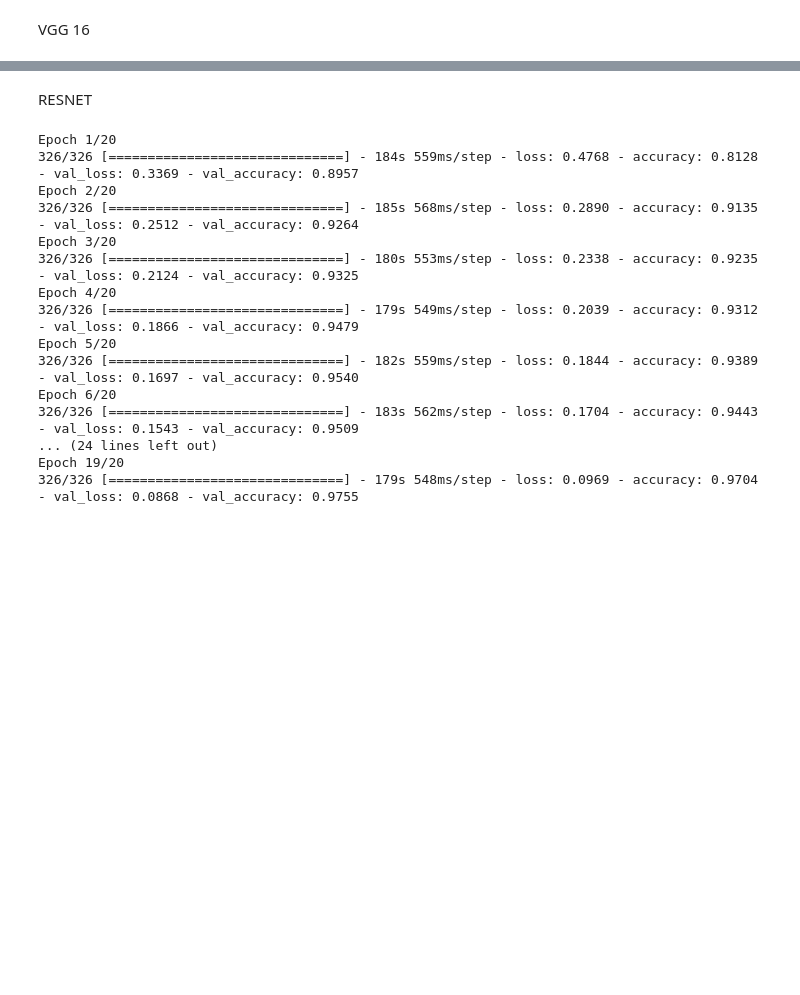
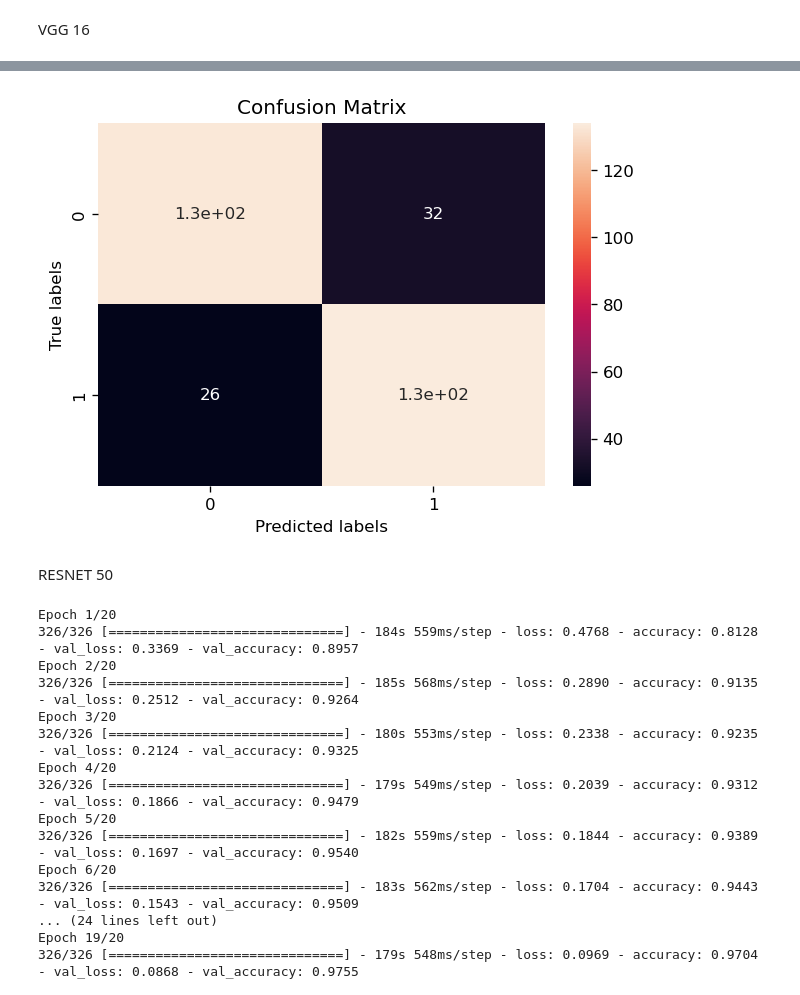
Before and after one commit to andrewharrop/Advanced-AI-Thesis, a Jupyter notebook: main.ipynb, the cells around one changed output, grey strips where cells are left out. Saved outputs shown, nothing was run; the diff lists cells and outputs as text; code cells hidden in the pictures; blank space fills up the shorter version.

```diff
--- a/main.ipynb
+++ b/main.ipynb
@@ -277,5 +318,10 @@ NameError: name 'evalute_model' is not defined
+# %%
+# Plot the confusion matrix
+plot_confusion_matrix(cm2)
+# %% [output]
+[figure, added]
 # %% [markdown]
-RESNET
+RESNET 50
 # %%
 model_3 = build_resnet()
 # %%
```
Also changed, not shown: parts of 10 cells of this notebook, 2 other files.
